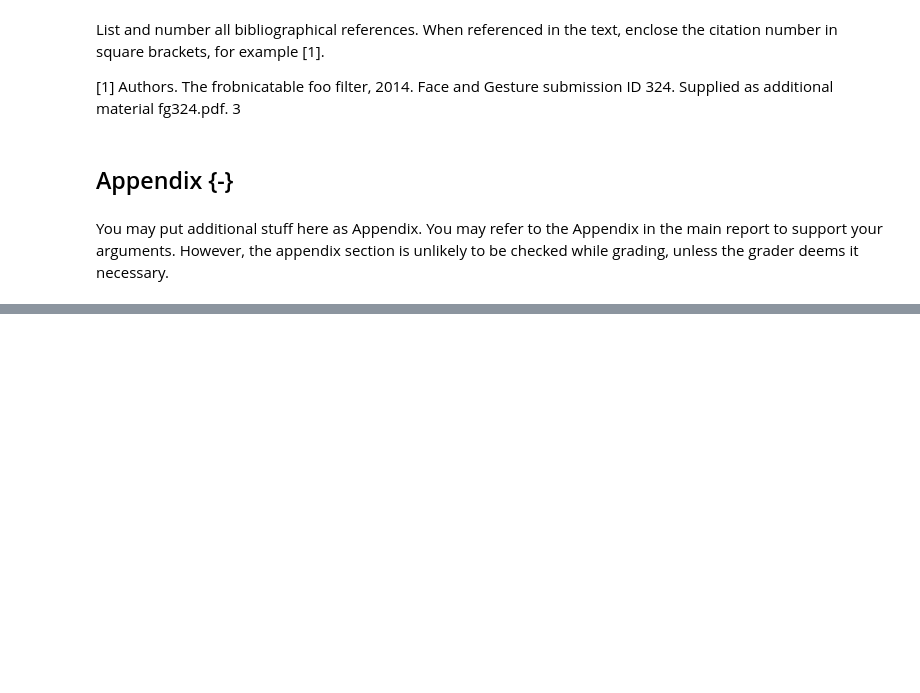
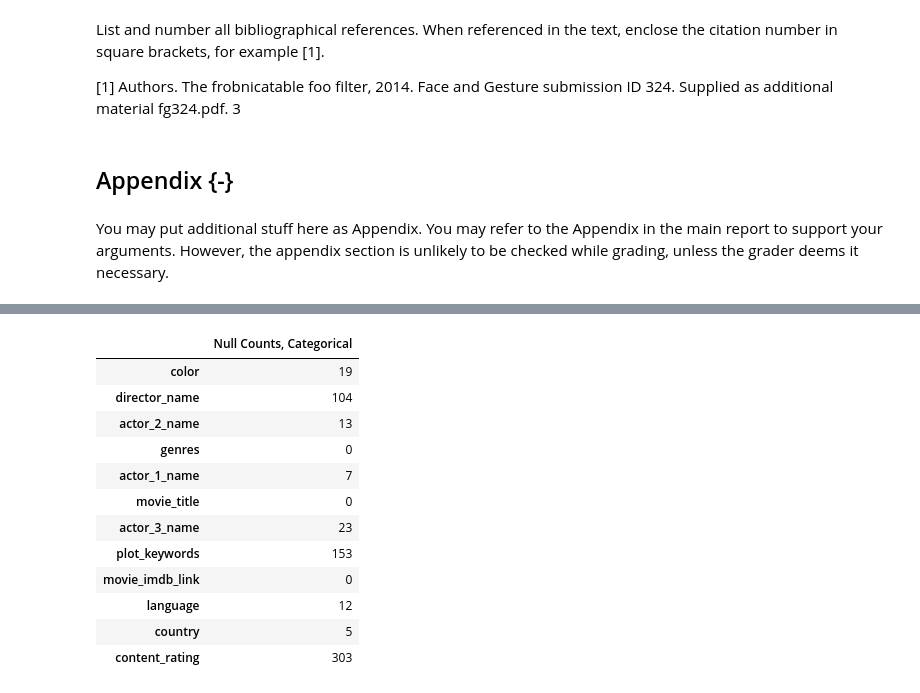
Before and after one commit to kennyeon/Too-Pullz-Project, a Jupyter notebook: Project Report Template.ipynb, the cells around one changed output, grey strips where cells are left out. Cells and saved outputs as stored; diff of their text form; code cells hidden in the pictures; blank space fills up the shorter version.

```diff
--- a/Project Report Template.ipynb
+++ b/Project Report Template.ipynb
@@ -194,0 +235,17 @@ You may put additional stuff here as Appendix. You may refer to the Appendix in
+# %%
+null = pd.Series(movies[movies.columns[movies.dtypes == object]].isnull().sum(), name = 'Null Counts, Categorical')
+pd.DataFrame(null)
+# %% [output]
+|  | Null Counts, Categorical |
+| color | 19 |
+| director_name | 104 |
+| actor_2_name | 13 |
+| genres | 0 |
+| actor_1_name | 7 |
+| movie_title | 0 |
+| actor_3_name | 23 |
+| plot_keywords | 153 |
+| movie_imdb_link | 0 |
+| language | 12 |
+| country | 5 |
+| content_rating | 303 |
```
Also changed, not shown: parts of 6 cells of this notebook.
